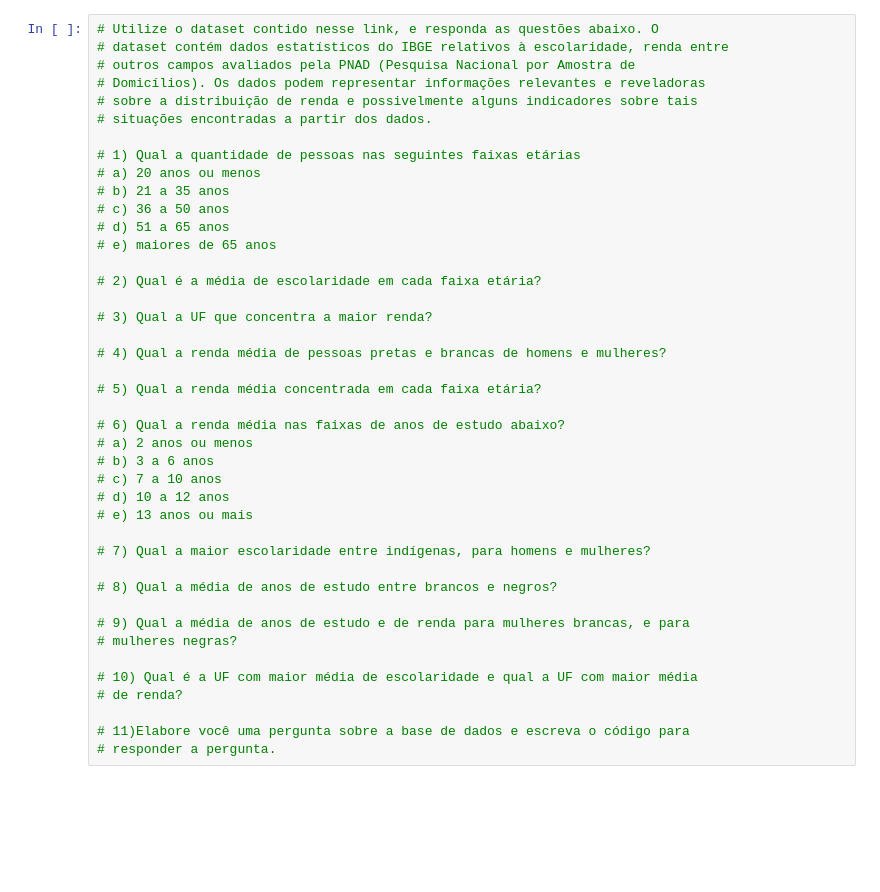
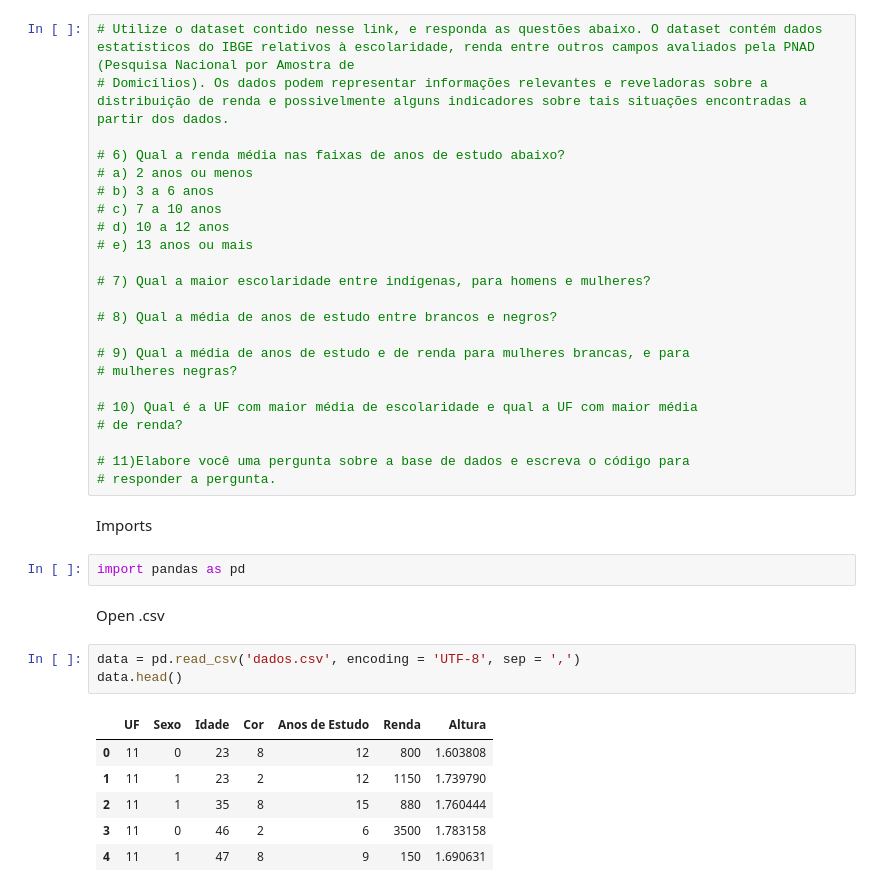
Before and after one commit to AlexsonT/Growdev, a Jupyter notebook: Ex_04.ipynb, the cells around one changed output. Saved outputs shown, nothing was run; the diff lists cells and outputs as text; blank space fills up the shorter version.

```diff
--- a/Ex_04.ipynb
+++ b/Ex_04.ipynb
@@ -1,27 +1,8 @@
 # %% [markdown]
 <a href="https://colab.research.google.com/github/AlexsonT/Growdev/blob/main/Ex_04.ipynb" target="_parent"><img src="https://colab.research.google.com/assets/colab-badge.svg" alt="Open In Colab"/></a>
 # %%
-# Utilize o dataset contido nesse link, e responda as questões abaixo. O
-# dataset contém dados estatísticos do IBGE relativos à escolaridade, renda entre
-# outros campos avaliados pela PNAD (Pesquisa Nacional por Amostra de
-# Domicílios). Os dados podem representar informações relevantes e reveladoras
-# sobre a distribuição de renda e possivelmente alguns indicadores sobre tais
-# situações encontradas a partir dos dados.
-
-# 1) Qual a quantidade de pessoas nas seguintes faixas etárias
-# a) 20 anos ou menos
-# b) 21 a 35 anos
-# c) 36 a 50 anos
-# d) 51 a 65 anos
-# e) maiores de 65 anos
-
-# 2) Qual é a média de escolaridade em cada faixa etária?
-
-# 3) Qual a UF que concentra a maior renda?
-
-# 4) Qual a renda média de pessoas pretas e brancas de homens e mulheres?
-
-# 5) Qual a renda média concentrada em cada faixa etária?
+# Utilize o dataset contido nesse link, e responda as questões abaixo. O dataset contém dados estatísticos do IBGE relativos à escolaridade, renda entre outros campos avaliados pela PNAD (Pesquisa Nacional por Amostra de
+# Domicílios). Os dados podem representar informações relevantes e reveladoras sobre a distribuição de renda e possivelmente alguns indicadores sobre tais situações encontradas a partir dos dados.
 
 # 6) Qual a renda média nas faixas de anos de estudo abaixo?
 # a) 2 anos ou menos
@@ -42,3 +23,19 @@
 
 # 11)Elabore você uma pergunta sobre a base de dados e escreva o código para
 # responder a pergunta.
+# %% [markdown]
+Imports
+# %%
+import pandas as pd
+# %% [markdown]
+Open .csv
+# %%
+data = pd.read_csv('dados.csv', encoding = 'UTF-8', sep = ',')
+data.head()
+# %% [output]
+|  | UF | Sexo | Idade | Cor | Anos de Estudo | Renda | Altura |
+| 0 | 11 | 0 | 23 | 8 | 12 | 800 | 1.603808 |
+| 1 | 11 | 1 | 23 | 2 | 12 | 1150 | 1.739790 |
+| 2 | 11 | 1 | 35 | 8 | 15 | 880 | 1.760444 |
+| 3 | 11 | 0 | 46 | 2 | 6 | 3500 | 1.783158 |
+| 4 | 11 | 1 | 47 | 8 | 9 | 150 | 1.690631 |
```
Also changed, not shown: parts of 7 cells of this notebook.
